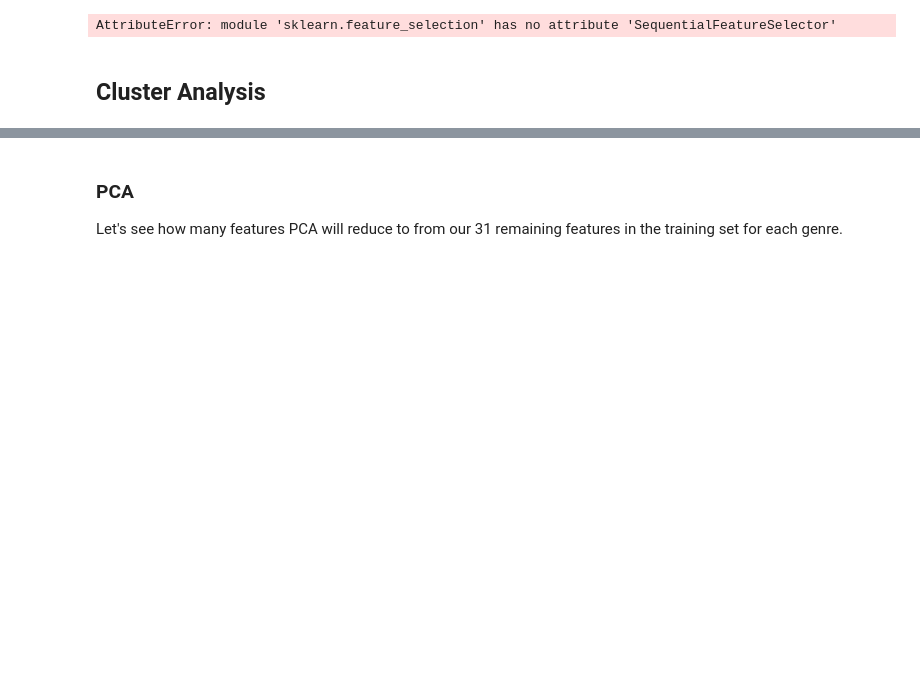
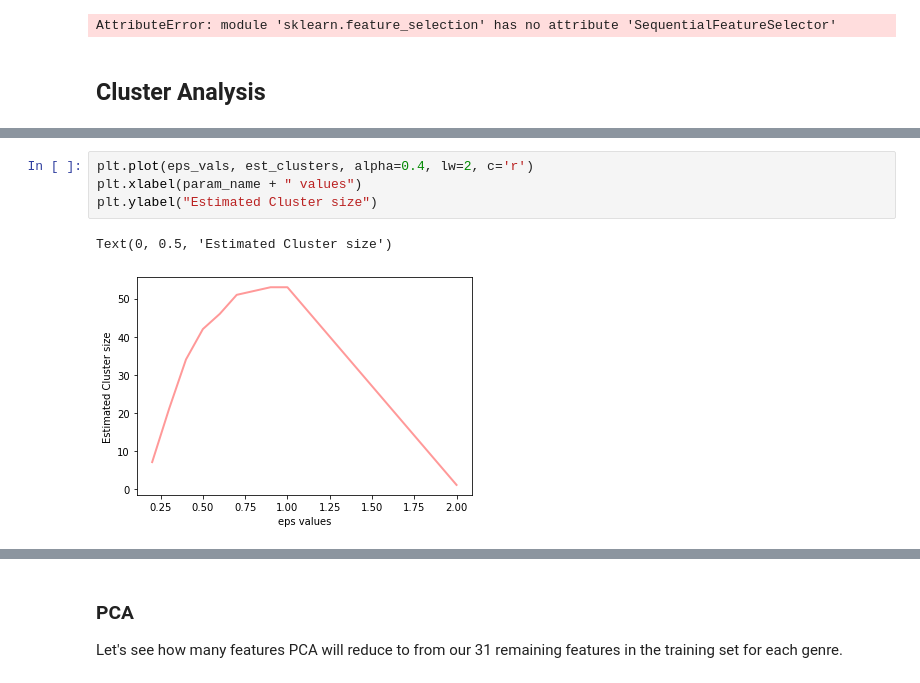
Before and after one commit to CrystalCo/audio_features_popularity_classifiers, a Jupyter notebook: Task2_Exploring_Data.ipynb, the cells around one changed output, grey strips where cells are left out. Cells and saved outputs as stored; diff of their text form; blank space fills up the shorter version.

```diff
--- a/Task2_Exploring_Data.ipynb
+++ b/Task2_Exploring_Data.ipynb
@@ -800,0 +1074,7 @@ Techniques we can use to detect outliers:
+# %%
+plt.plot(eps_vals, est_clusters, alpha=0.4, lw=2, c='r')
+plt.xlabel(param_name + " values")
+plt.ylabel("Estimated Cluster size")
+# %% [output]
+Text(0, 0.5, 'Estimated Cluster size')
+[figure, added]
```
Also changed, not shown: parts of 23 cells of this notebook.
